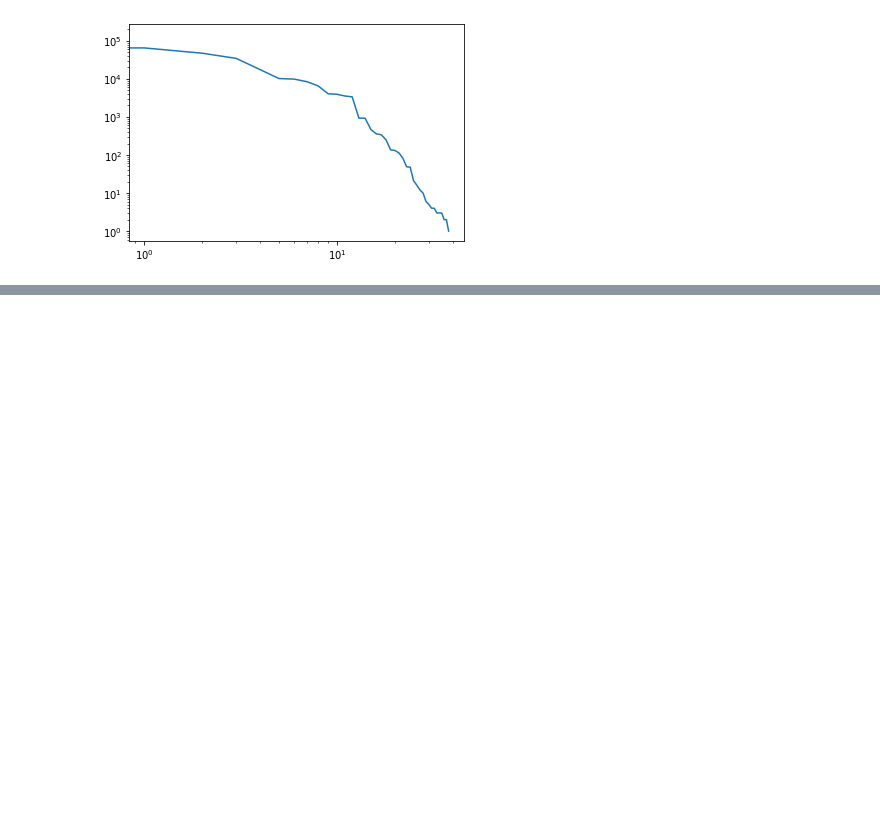
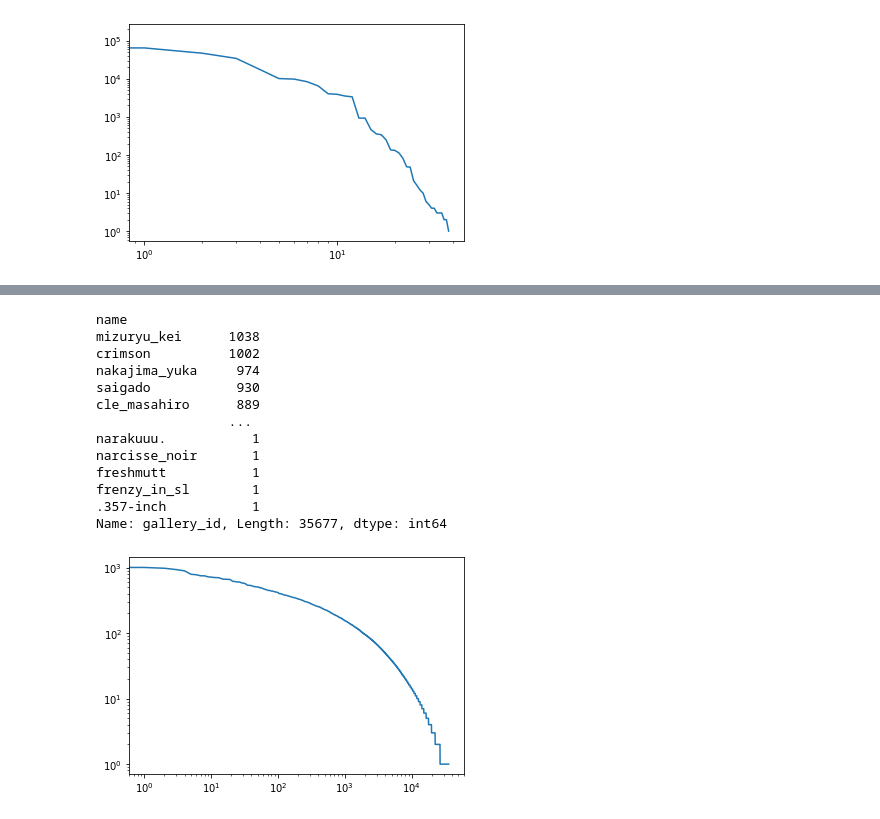
Before and after one commit to stokyv/sadpanda, a Jupyter notebook: sadpanda.ipynb, the cells around one changed output, grey strips where cells are left out. Saved outputs shown, nothing was run; the diff lists cells and outputs as text; code cells hidden in the pictures; blank space fills up the shorter version.

```diff
--- a/sadpanda.ipynb
+++ b/sadpanda.ipynb
@@ -327,0 +376,25 @@ Name: gallery_id, dtype: int64
+# %%
+#- which artist has the most gallleries?
+#   1. mizuryu_kei
+#   2. crimson
+#   3. nakajima yuka
+merged.groupby('scope')['gallery_id'].count()
+artist = merged[merged['scope'] == 'artist']
+s = artist.groupby('name')['gallery_id'].count().sort_values(ascending=False)
+plot_log(s.to_numpy())
+s
+# %% [output]
+name
+mizuryu_kei      1038
+crimson          1002
+nakajima_yuka     974
+saigado           930
+cle_masahiro      889
+                 ...
+narakuuu.           1
+narcisse_noir       1
+freshmutt           1
+frenzy_in_sl        1
+.357-inch           1
+Name: gallery_id, Length: 35677, dtype: int64
+[figure, added]
```
Also changed, not shown: parts of 13 cells of this notebook.
